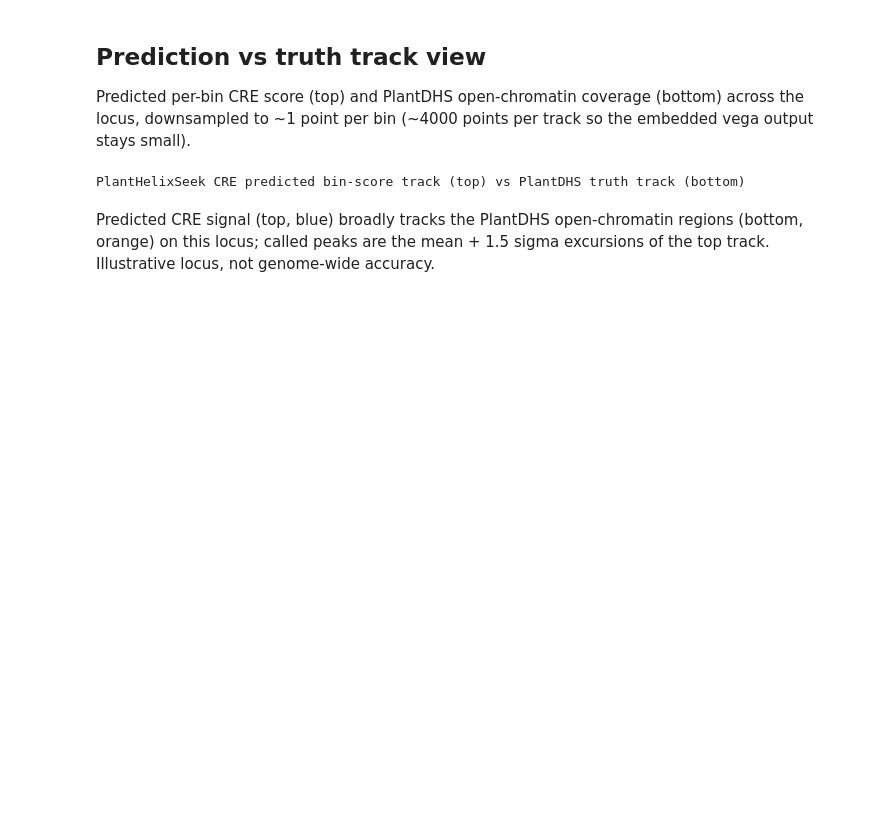
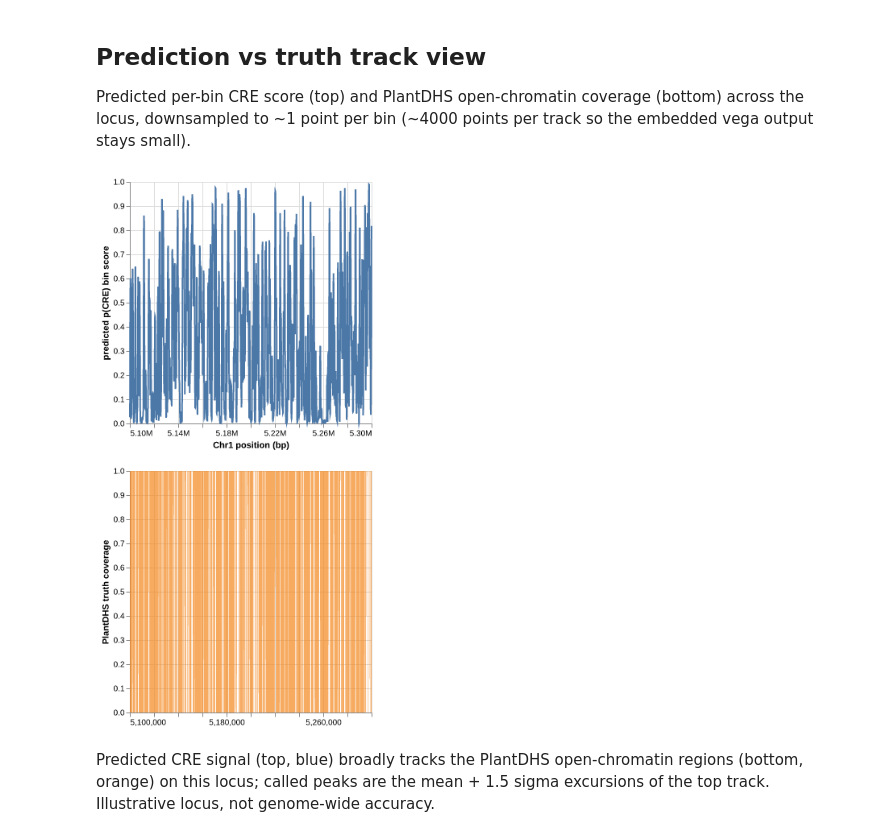
Before and after one commit to zhangtaolab/DNALLM, a Jupyter notebook: docs/example/notebooks/plant_helixseek_cre/plant_helixseek_cre.ipynb, the cells around one changed output. Cells and saved outputs as stored; diff of their text form; code cells hidden in the pictures; blank space fills up the shorter version.

Commit message:
docs(quick-261004): showcase PNG mimes, pgt zoom windows, and the combined PlantHelixSeek notebook

```diff
--- a/docs/example/notebooks/plant_helixseek_cre/plant_helixseek_cre.ipynb
+++ b/docs/example/notebooks/plant_helixseek_cre/plant_helixseek_cre.ipynb
@@ -308,6 +313,7 @@ jaccard=0.3247
 Predicted per-bin CRE score (top) and PlantDHS open-chromatin coverage (bottom) across the locus,
 downsampled to ~1 point per bin (~4000 points per track so the embedded vega output stays small).
 # %%
+import base64
 import json
 
 import altair as alt
@@ -353,36 +359,40 @@ truth_track = (
     alt.Chart(truth_df)
     .mark_rect(color="#f58518")
     .encode(
         x=alt.X("start:Q").title(None),
         x2=alt.X2("end:Q"),
         y=alt.Y("dhs:Q").title("PlantDHS truth coverage").scale(domain=[0, 1]),
         y2=alt.value(0),
     )
 )
 track_chart = alt.vconcat(prediction_track, truth_track).resolve_scale(x="shared")
 
 # Embed the figure as inline vega JSON (no external files, no binaries): the
 # compiled vega spec renders in the GitHub notebook viewer and the native
-# vega-lite spec rides along for newer front-ends. Downsampling to ~1 point
-# per bin keeps the embedded payloads well inside the 2 MB notebook budget.
+# vega-lite spec rides along for newer front-ends. A rasterized PNG copy also
+# rides along: local JupyterLab/VS Code render neither the vega v6 object nor
+# the bare .json string, but every front-end renders image/png. Downsampling
+# to ~1 point per bin keeps the embedded payloads inside the 2 MB budget.
 vegalite_spec = json.loads(track_chart.to_json())
 vega_spec = vlc.vegalite_to_vega(vegalite_spec)
 display(
     {
         # Compiled vega (object form: the canonical embedded-output shape).
         "application/vnd.vega.v6+json": vega_spec,
         # Native vega-lite as a JSON string (nbformat allows objects only
         # under +json mimes; a bare .json mime must carry a string).
         "application/vnd.vegalite.v6.json": json.dumps(vegalite_spec),
+        # Rasterized copy (vl_convert): renders in local JupyterLab/VS Code.
+        "image/png": base64.b64encode(vlc.vegalite_to_png(vegalite_spec)).decode("ascii"),
         "text/plain": (
             "PlantHelixSeek CRE predicted bin-score track (top) vs "
             "PlantDHS truth track (bottom)"
         ),
     },
     raw=True,
 )
 # %% [output]
-PlantHelixSeek CRE predicted bin-score track (top) vs PlantDHS truth track (bottom)
+[figure, added]
 # %% [markdown]
 Predicted CRE signal (top, blue) broadly tracks the PlantDHS open-chromatin regions
 (bottom, orange) on this locus; called peaks are the mean + 1.5 sigma excursions of the top track.
```
Also changed, not shown: parts of 5 cells of this notebook, 14 other files.
